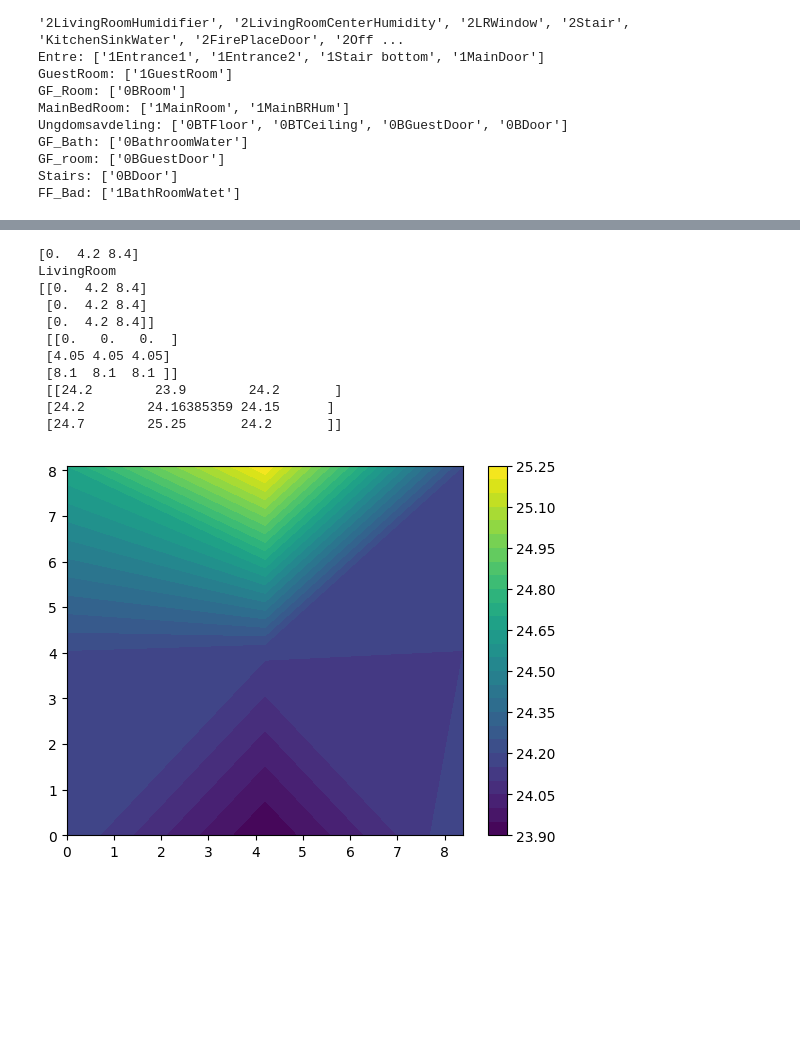
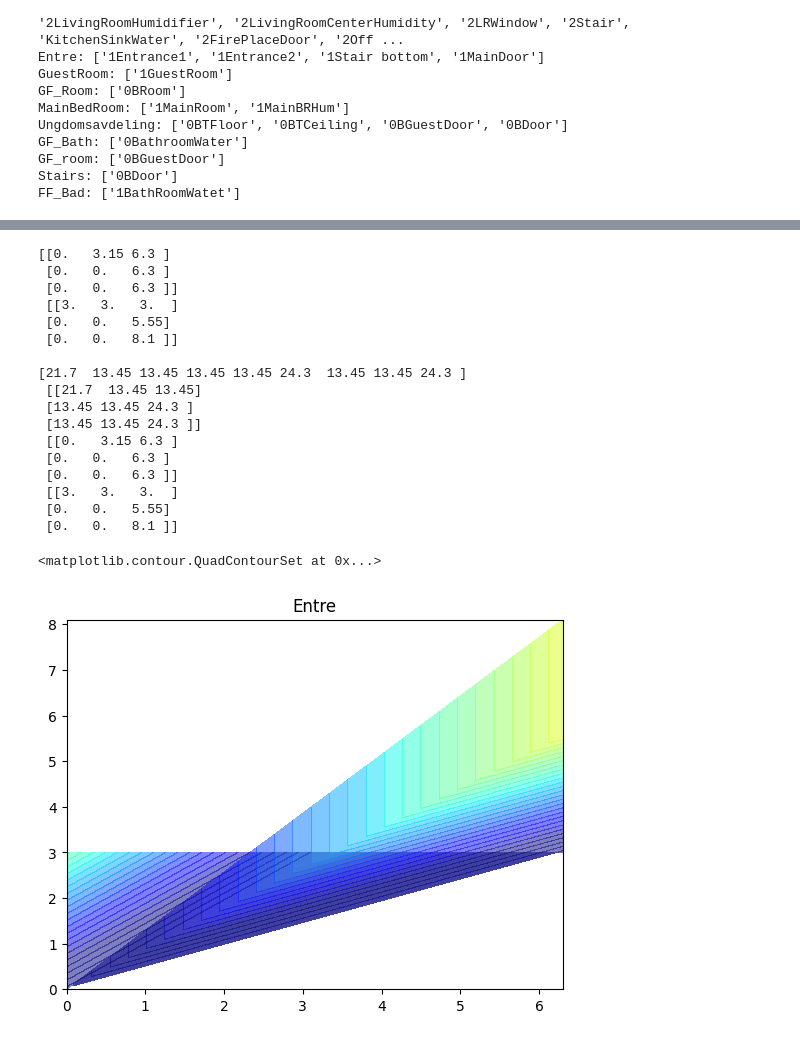
Before and after one commit to oskarhlm/VRDT---Smart-House, a Jupyter notebook: python/disruptive.ipynb, the cells around one changed output, grey strips where cells are left out. Cells and saved outputs as stored; diff of their text form; code cells hidden in the pictures; blank space fills up the shorter version.

```diff
--- a/python/disruptive.ipynb
+++ b/python/disruptive.ipynb
@@ -142,7 +142,7 @@ Sensor_Values['0BGuestDoor']['room']=       ['GF_room','Ungdomsavdeling']
 Sensor_Values["1Entrance1"]['coords']=      [FF_up[1]+a_l,FF_left[3]-a_l]
 Sensor_Values["1Stair bottom"]['coords']=   [GF_down[1]/2+a_l,(GF_left[2]-GF_left[1])/2+GF_left[1]+2*a_l]
 Sensor_Values["1Entrance2"]['coords']=      [FF_down[1]-2*a_l,FF_left[1]+a_l]
-Sensor_Values["1GuestRoom"]['coords']=      [a,FF_left[1]/2]
+Sensor_Values["1GuestRoom"]['coords']=      [a_l,FF_left[1]/2]
 Sensor_Values["1MainRoom"]['coords']=       [FF_down[2]-a_l,FF_right[1]/2]
 
 Sensor_Values["1MainBRHum"]['coords']=      [FF_down[1]+(FF_down[2]-FF_down[1])/2-a_l,FF_right[1]-a_l]
@@ -253,7 +253,7 @@ FF_Bad: ['1BathRoomWatet']
 # %%
 # Define the room coordinates
 room_coords = {'GF_Room': GF_Room,
-               'GF_bod': GF_Bod,
+               'GF_Bod': GF_Bod,
                'GF_Bath': GF_Bath,
                'Ungdomsavdeling':Ungdomsavdeling,
                'Stairs': Stair,
@@ -270,7 +270,7 @@ FF=GuestRoom,MainBedRoom,FF_Soveroom,FF_Bath,Entre
 GF=GF_Room,GF_Bod,GF_Bath,Ungdomsavdeling,Stair
 SF=Office,LivingRoom
 
-Floor={'GF':['GF_Room','GF_bod','GF_Bath','Ungdomsavdeling','Stairs'],
+Floor={'GF':['GF_Room','GF_Bod','GF_Bath','Ungdomsavdeling','Stairs'],
         'FF':['GuestRoom','MainRoom','FF_Soverom','FF_Bath','Entre'],
         'SF':['Office','LivingRoom']
 }
@@ -285,20 +285,20 @@ def room_grid(room):
         a=Square_room(room_coords[room])
         xgrid,ygrid=np.meshgrid(np.linspace(a[0],a[2],N),np.linspace(a[1],a[3],N))
         grid=np.column_stack((xgrid.ravel(),ygrid.ravel()))
-        return grid
+        return grid,xgrid,ygrid
     else:
         a=Not_square_room(room_coords[room])
         xgrid,ygrid=np.meshgrid(np.linspace(a[0],a[2],N),np.linspace(a[1],a[3],N))
         a=a[4]
         i=0
         j=0
-        for i in range(N):
-            for j in range(N):
-                if xgrid[0][i]<=a[2] and xgrid[0][i]>=a[0] and ygrid[:,-1][j]<=a[3] and ygrid[:,-1][j]>=a[1]:
-                    xgrid[i][j],ygrid[i][j]=0,0
+        for j in range(N):
+            for i in range(N):
+                if xgrid[2][i]<=a[2] and xgrid[2][i]>=a[0] and ygrid[:,-1][j]<=a[3] and ygrid[:,-1][j]>=a[1]:
+                    xgrid[j][i],ygrid[j][i]=0,0
 
         grid=np.column_stack((xgrid.ravel(),ygrid.ravel()))
-        return grid
+        return grid,xgrid,ygrid
 # %%
 # for a event:
 
@@ -364,29 +342,37 @@ KeyError: 'GF_bod'
 # %%
-room='LivingRoom'
+room='Entre'
+vmin,vmax=15,30
 grid=room_grid(room)
-print(grid[3:6,0])
-xi,yi=np.meshgrid(grid[3:6,0],grid[:,1][::3])
-print(room)
-plt.figure(i)
+print(grid[1],'\n',grid[2])
+print('')
+xi,yi=grid[1],grid[2]
+plt.figure(3)
+plt.title(str(room))
 z=interpolate(room)
-z_2d = np.reshape(z, (xi.shape[0], xi.shape[1]))
-print(xi,'\n',yi,'\n',z_2d)
-plt.contourf(xi,yi,z_2d,30)
-plt.colorbar()
-plt.show()
+z_2d=np.reshape(z,(xi.shape))
+print(z,'\n',z_2d,'\n',xi,'\n',yi)
+
+plt.contourf(xi,yi,z_2d,30,vmin=vmin,vmax=vmax,cmap='jet', alpha=0.5)
 # %% [output]
-[0.  4.2 8.4]
-LivingRoom
-[[0.  4.2 8.4]
- [0.  4.2 8.4]
- [0.  4.2 8.4]]
- [[0.   0.   0.  ]
- [4.05 4.05 4.05]
- [8.1  8.1  8.1 ]]
- [[24.2        23.9        24.2       ]
- [24.2        24.16385359 24.15      ]
- [24.7        25.25       24.2       ]]
+[[0.   3.15 6.3 ]
+ [0.   0.   6.3 ]
+ [0.   0.   6.3 ]]
+ [[3.   3.   3.  ]
+ [0.   0.   5.55]
+ [0.   0.   8.1 ]]
+
+[21.7  13.45 13.45 13.45 13.45 24.3  13.45 13.45 24.3 ]
+ [[21.7  13.45 13.45]
+ [13.45 13.45 24.3 ]
+ [13.45 13.45 24.3 ]]
+ [[0.   3.15 6.3 ]
+ [0.   0.   6.3 ]
+ [0.   0.   6.3 ]]
+ [[3.   3.   3.  ]
+ [0.   0.   5.55]
+ [0.   0.   8.1 ]]
+<matplotlib.contour.QuadContourSet at 0x...>
-[figure, old version]
+[figure, new version]
 # %%
 i=0
 for floor in Floor:
```
Also changed, not shown: parts of 2 cells of this notebook.
